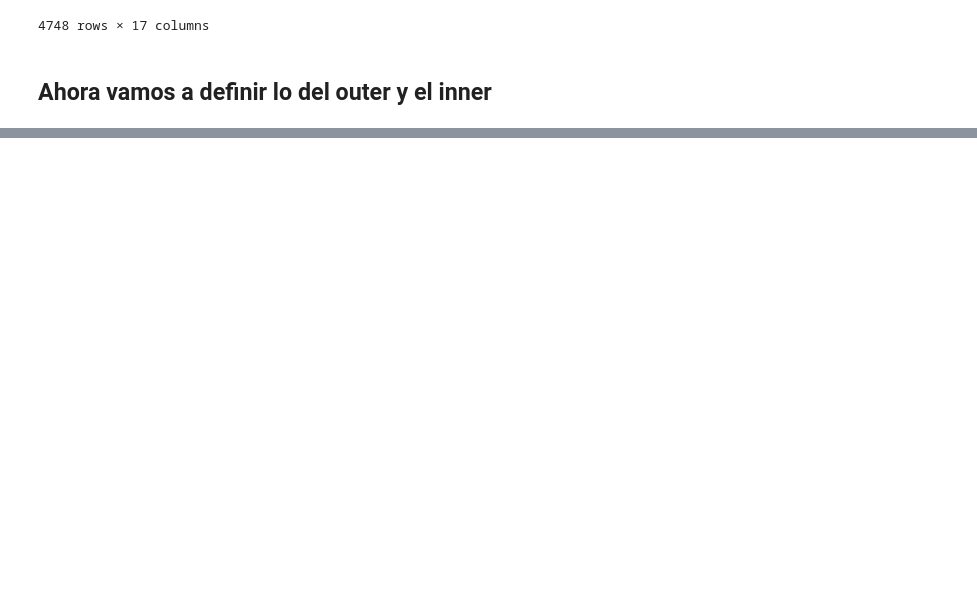
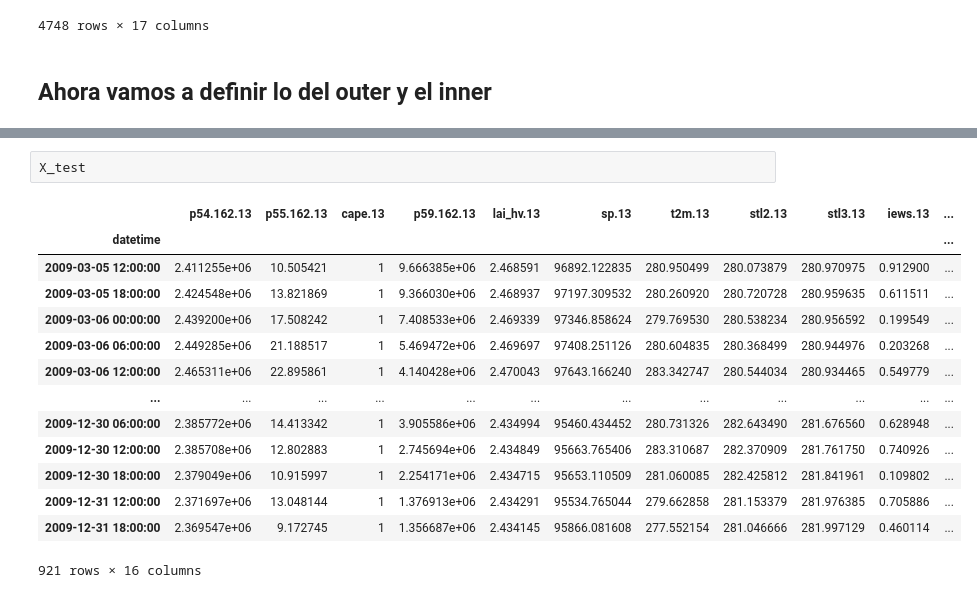
Before and after one commit to NicolasLamotteUC3M/p1_aprendizaje_automatico_Jaime_Nicolas, a Jupyter notebook: NotebookFinal.ipynb, the cells around one changed output, grey strips where cells are left out. Saved outputs shown, nothing was run; the diff lists cells and outputs as text; blank space fills up the shorter version.

```diff
--- a/NotebookFinal.ipynb
+++ b/NotebookFinal.ipynb
@@ -493,0 +520,17 @@ Para ello,lo primero que vamos a realizar es dividir nuestros datos en la parte
+# %%
+X_test
+# %% [output]
+|  | p54.162.13 | p55.162.13 | cape.13 | p59.162.13 | lai_hv.13 | sp.13 | t2m.13 | stl2.13 | stl3.13 | iews.13 | ... |
+| datetime |  |  |  |  |  |  |  |  |  |  | ... |
+| 2009-03-05 12:00:00 | 2.411255e+06 | 10.505421 | 1 | 9.666385e+06 | 2.468591 | 96892.122835 | 280.950499 | 280.073879 | 280.970975 | 0.912900 | ... |
+| 2009-03-05 18:00:00 | 2.424548e+06 | 13.821869 | 1 | 9.366030e+06 | 2.468937 | 97197.309532 | 280.260920 | 280.720728 | 280.959635 | 0.611511 | ... |
+| 2009-03-06 00:00:00 | 2.439200e+06 | 17.508242 | 1 | 7.408533e+06 | 2.469339 | 97346.858624 | 279.769530 | 280.538234 | 280.956592 | 0.199549 | ... |
+| 2009-03-06 06:00:00 | 2.449285e+06 | 21.188517 | 1 | 5.469472e+06 | 2.469697 | 97408.251126 | 280.604835 | 280.368499 | 280.944976 | 0.203268 | ... |
+| 2009-03-06 12:00:00 | 2.465311e+06 | 22.895861 | 1 | 4.140428e+06 | 2.470043 | 97643.166240 | 283.342747 | 280.544034 | 280.934465 | 0.549779 | ... |
+| ... | ... | ... | ... | ... | ... | ... | ... | ... | ... | ... | ... |
+| 2009-12-30 06:00:00 | 2.385772e+06 | 14.413342 | 1 | 3.905586e+06 | 2.434994 | 95460.434452 | 280.731326 | 282.643490 | 281.676560 | 0.628948 | ... |
+| 2009-12-30 12:00:00 | 2.385708e+06 | 12.802883 | 1 | 2.745694e+06 | 2.434849 | 95663.765406 | 283.310687 | 282.370909 | 281.761750 | 0.740926 | ... |
+| 2009-12-30 18:00:00 | 2.379049e+06 | 10.915997 | 1 | 2.254171e+06 | 2.434715 | 95653.110509 | 281.060085 | 282.425812 | 281.841961 | 0.109802 | ... |
+| 2009-12-31 12:00:00 | 2.371697e+06 | 13.048144 | 1 | 1.376913e+06 | 2.434291 | 95534.765044 | 279.662858 | 281.153379 | 281.976385 | 0.705886 | ... |
+| 2009-12-31 18:00:00 | 2.369547e+06 | 9.172745 | 1 | 1.356687e+06 | 2.434145 | 95866.081608 | 277.552154 | 281.046666 | 281.997129 | 0.460114 | ... |
+921 rows × 16 columns
```
Also changed, not shown: parts of 8 cells of this notebook.
